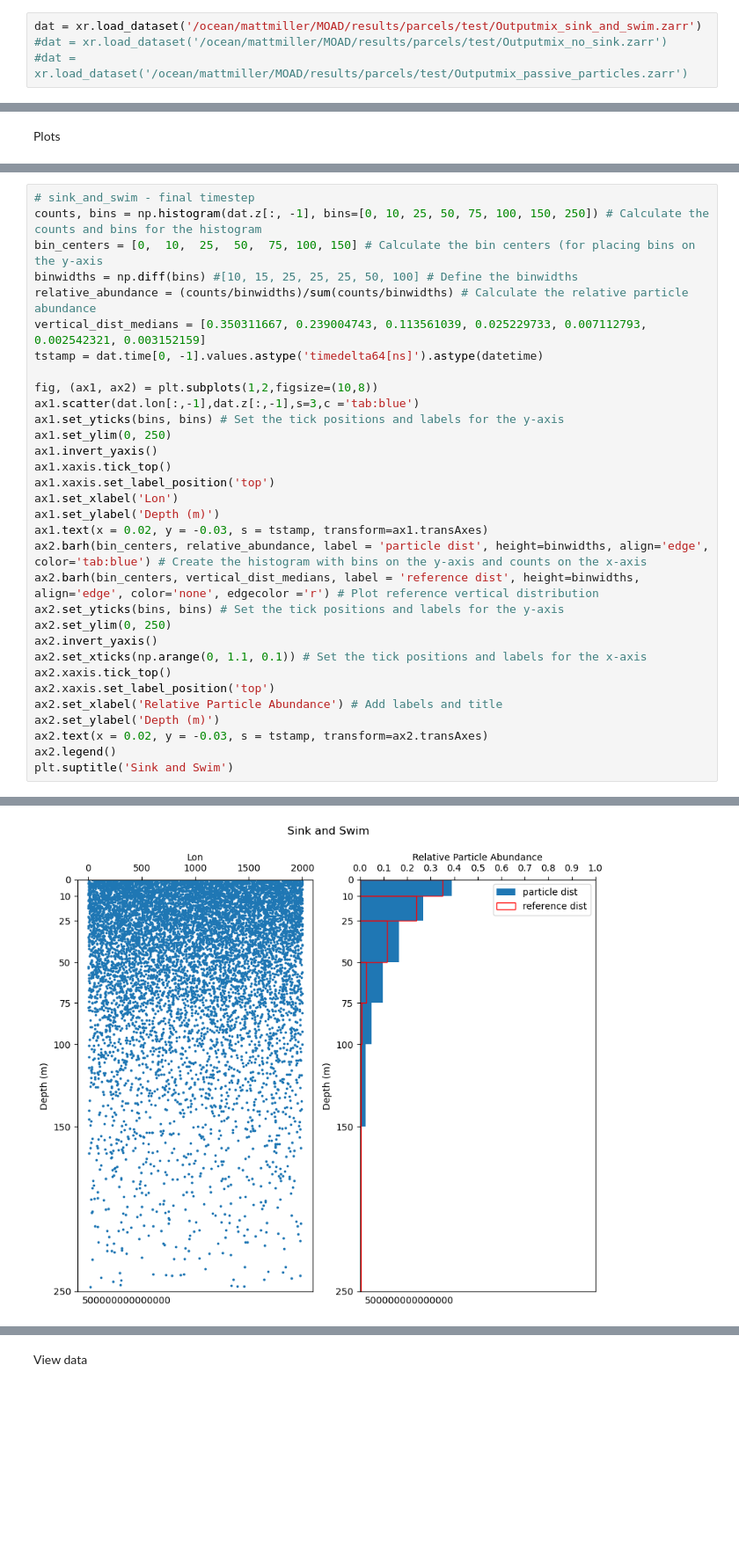
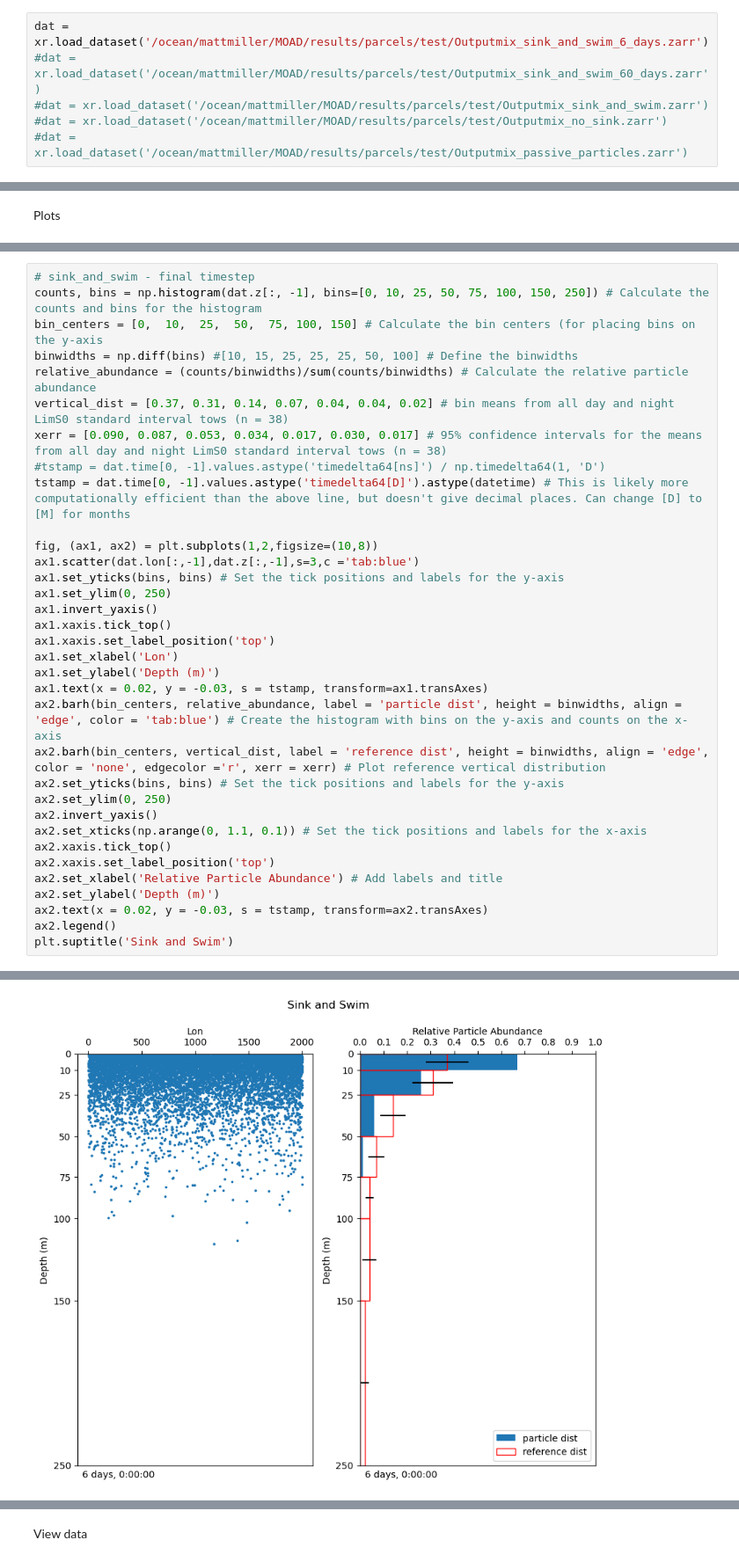
Before and after one commit to SalishSeaCast/analysis-matt, a Jupyter notebook: notebooks/2D_mixing.ipynb, the cells around one changed output, grey strips where cells are left out. Shown at 88% size. Cells and saved outputs as stored; diff of their text form; blank space fills up the shorter version.

```diff
--- a/notebooks/2D_mixing.ipynb
+++ b/notebooks/2D_mixing.ipynb
@@ -150,6 +191,8 @@ run_turb_test(lon_g,depth_g)
 # %% [markdown]
 Load data
 # %%
-dat = xr.load_dataset('/ocean/mattmiller/MOAD/results/parcels/test/Outputmix_sink_and_swim.zarr')
+dat = xr.load_dataset('/ocean/mattmiller/MOAD/results/parcels/test/Outputmix_sink_and_swim_6_days.zarr')
+#dat = xr.load_dataset('/ocean/mattmiller/MOAD/results/parcels/test/Outputmix_sink_and_swim_60_days.zarr')
+#dat = xr.load_dataset('/ocean/mattmiller/MOAD/results/parcels/test/Outputmix_sink_and_swim.zarr')
 #dat = xr.load_dataset('/ocean/mattmiller/MOAD/results/parcels/test/Outputmix_no_sink.zarr')
 #dat = xr.load_dataset('/ocean/mattmiller/MOAD/results/parcels/test/Outputmix_passive_particles.zarr')
@@ -222,38 +289,40 @@ Text(0.5, 0.98, 'Sink and Swim')
 # %%
 # sink_and_swim - final timestep
 counts, bins = np.histogram(dat.z[:, -1], bins=[0, 10, 25, 50, 75, 100, 150, 250]) # Calculate the counts and bins for the histogram
 bin_centers = [0,  10,  25,  50,  75, 100, 150] # Calculate the bin centers (for placing bins on the y-axis
 binwidths = np.diff(bins) #[10, 15, 25, 25, 25, 50, 100] # Define the binwidths
 relative_abundance = (counts/binwidths)/sum(counts/binwidths) # Calculate the relative particle abundance
-vertical_dist_medians = [0.350311667, 0.239004743, 0.113561039, 0.025229733, 0.007112793, 0.002542321, 0.003152159]
-tstamp = dat.time[0, -1].values.astype('timedelta64[ns]').astype(datetime)
+vertical_dist = [0.37, 0.31, 0.14, 0.07, 0.04, 0.04, 0.02] # bin means from all day and night LimS0 standard interval tows (n = 38)
+xerr = [0.090, 0.087, 0.053, 0.034, 0.017, 0.030, 0.017] # 95% confidence intervals for the means from all day and night LimS0 standard interval tows (n = 38)
+#tstamp = dat.time[0, -1].values.astype('timedelta64[ns]') / np.timedelta64(1, 'D')
+tstamp = dat.time[0, -1].values.astype('timedelta64[D]').astype(datetime) # This is likely more computationally efficient than the above line, but doesn't give decimal places. Can change [D] to [M] for months
 
 fig, (ax1, ax2) = plt.subplots(1,2,figsize=(10,8))
 ax1.scatter(dat.lon[:,-1],dat.z[:,-1],s=3,c ='tab:blue')
 ax1.set_yticks(bins, bins) # Set the tick positions and labels for the y-axis
 ax1.set_ylim(0, 250)
 ax1.invert_yaxis()
 ax1.xaxis.tick_top()
 ax1.xaxis.set_label_position('top')
 ax1.set_xlabel('Lon')
 ax1.set_ylabel('Depth (m)')
 ax1.text(x = 0.02, y = -0.03, s = tstamp, transform=ax1.transAxes)
-ax2.barh(bin_centers, relative_abundance, label = 'particle dist', height=binwidths, align='edge', color='tab:blue') # Create the histogram with bins on the y-axis and counts on the x-axis
-ax2.barh(bin_centers, vertical_dist_medians, label = 'reference dist', height=binwidths, align='edge', color='none', edgecolor ='r') # Plot reference vertical distribution
+ax2.barh(bin_centers, relative_abundance, label = 'particle dist', height = binwidths, align = 'edge', color = 'tab:blue') # Create the histogram with bins on the y-axis and counts on the x-axis
+ax2.barh(bin_centers, vertical_dist, label = 'reference dist', height = binwidths, align = 'edge', color = 'none', edgecolor ='r', xerr = xerr) # Plot reference vertical distribution
 ax2.set_yticks(bins, bins) # Set the tick positions and labels for the y-axis
 ax2.set_ylim(0, 250)
 ax2.invert_yaxis()
 ax2.set_xticks(np.arange(0, 1.1, 0.1)) # Set the tick positions and labels for the x-axis
 ax2.xaxis.tick_top()
 ax2.xaxis.set_label_position('top')
 ax2.set_xlabel('Relative Particle Abundance') # Add labels and title
 ax2.set_ylabel('Depth (m)')
 ax2.text(x = 0.02, y = -0.03, s = tstamp, transform=ax2.transAxes)
 ax2.legend()
 plt.suptitle('Sink and Swim')
 # %% [output]
 Text(0.5, 0.98, 'Sink and Swim')
-[figure, old version]
+[figure, new version]
 # %%
 fig, ax = plt.subplots(1, 1)
 ax.hist(dat.z[:, 0], bins = [0, 10, 25, 50, 75, 100, 150, 250], alpha=0.2, label='Start');
```
Also changed, not shown: parts of 31 cells of this notebook, 3 other files.
